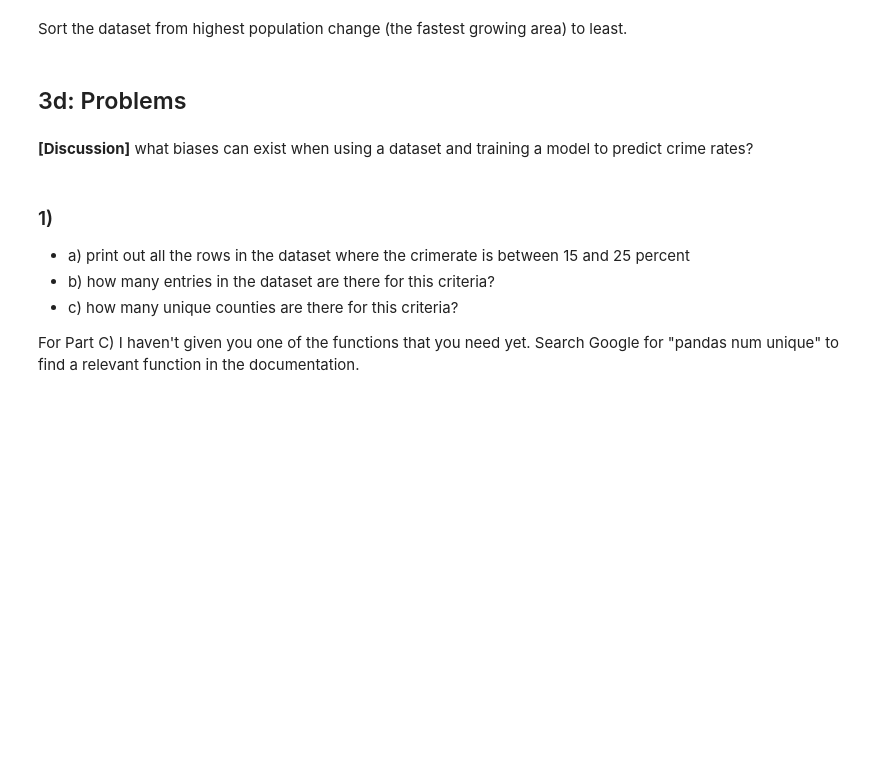
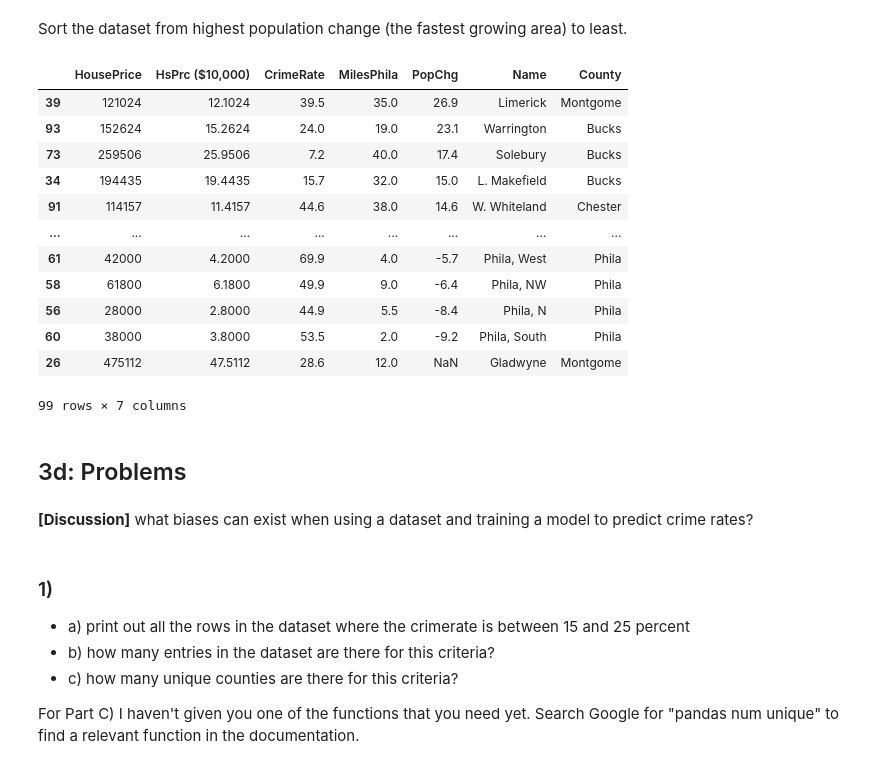
Before and after one commit to VerisimilitudeX/pathologyandprotein, a Jupyter notebook: Module 0/Section 0/pandas-introduction.ipynb, the cells around one changed output. Cells and saved outputs as stored; diff of their text form; code cells hidden in the pictures; blank space fills up the shorter version.

```diff
--- a/Module 0/Section 0/pandas-introduction.ipynb
+++ b/Module 0/Section 0/pandas-introduction.ipynb
@@ -243,5 +481,21 @@ crime.sort_values(by=['CrimeRate'], ascending=False)
 # %% [markdown]
 Sort the dataset from highest population change (the fastest growing area) to least.
+# %%
+crime.sort_values(by="PopChg", ascending=False)
+# %% [output]
+|  | HousePrice | HsPrc ($10,000) | CrimeRate | MilesPhila | PopChg | Name | County |
+| 39 | 121024 | 12.1024 | 39.5 | 35.0 | 26.9 | Limerick | Montgome |
+| 93 | 152624 | 15.2624 | 24.0 | 19.0 | 23.1 | Warrington | Bucks |
+| 73 | 259506 | 25.9506 | 7.2 | 40.0 | 17.4 | Solebury | Bucks |
+| 34 | 194435 | 19.4435 | 15.7 | 32.0 | 15.0 | L. Makefield | Bucks |
+| 91 | 114157 | 11.4157 | 44.6 | 38.0 | 14.6 | W. Whiteland | Chester |
+| ... | ... | ... | ... | ... | ... | ... | ... |
+| 61 | 42000 | 4.2000 | 69.9 | 4.0 | -5.7 | Phila, West | Phila |
+| 58 | 61800 | 6.1800 | 49.9 | 9.0 | -6.4 | Phila, NW | Phila |
+| 56 | 28000 | 2.8000 | 44.9 | 5.5 | -8.4 | Phila, N | Phila |
+| 60 | 38000 | 3.8000 | 53.5 | 2.0 | -9.2 | Phila, South | Phila |
+| 26 | 475112 | 47.5112 | 28.6 | 12.0 | NaN | Gladwyne | Montgome |
+99 rows × 7 columns
 # %% [markdown]
 ## 3d: Problems
 # %% [markdown]
```
Also changed, not shown: parts of 37 cells of this notebook.
